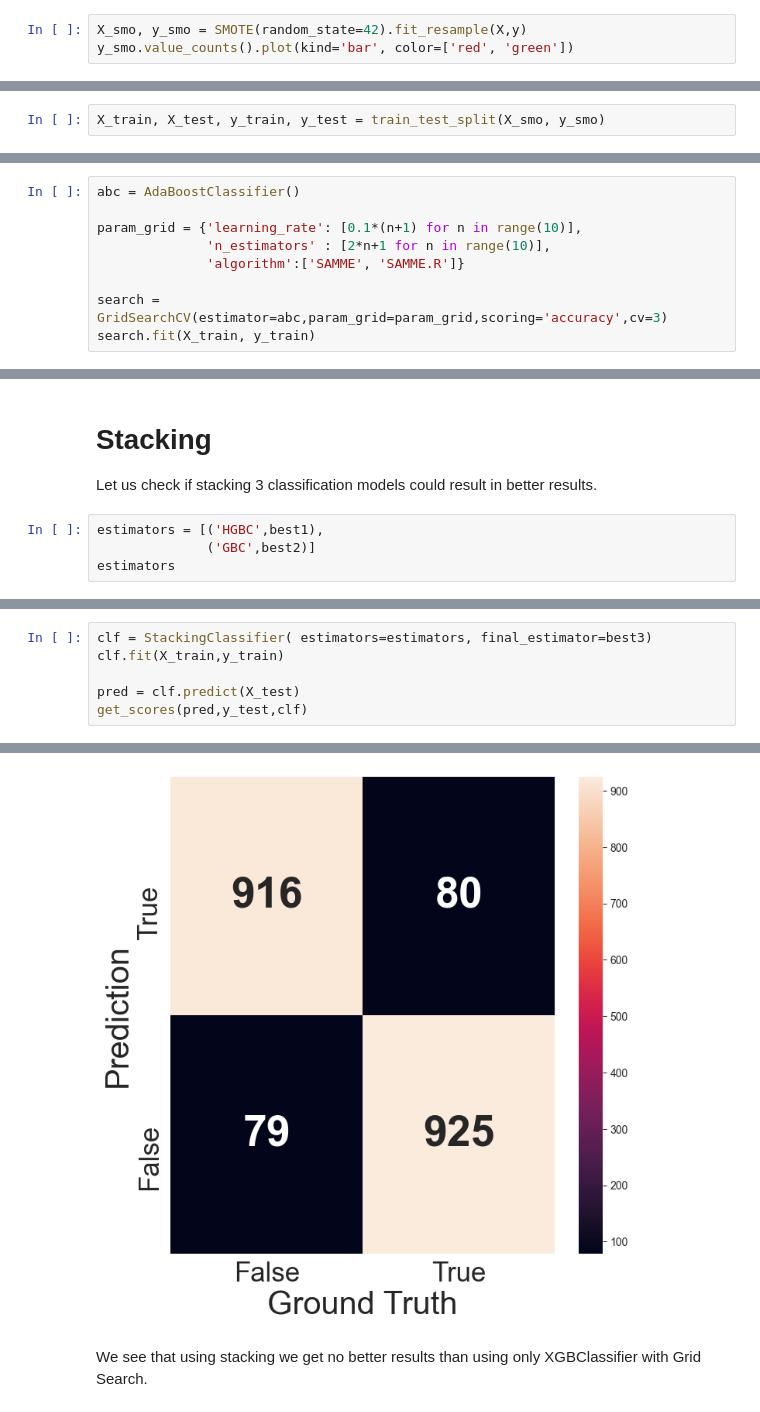
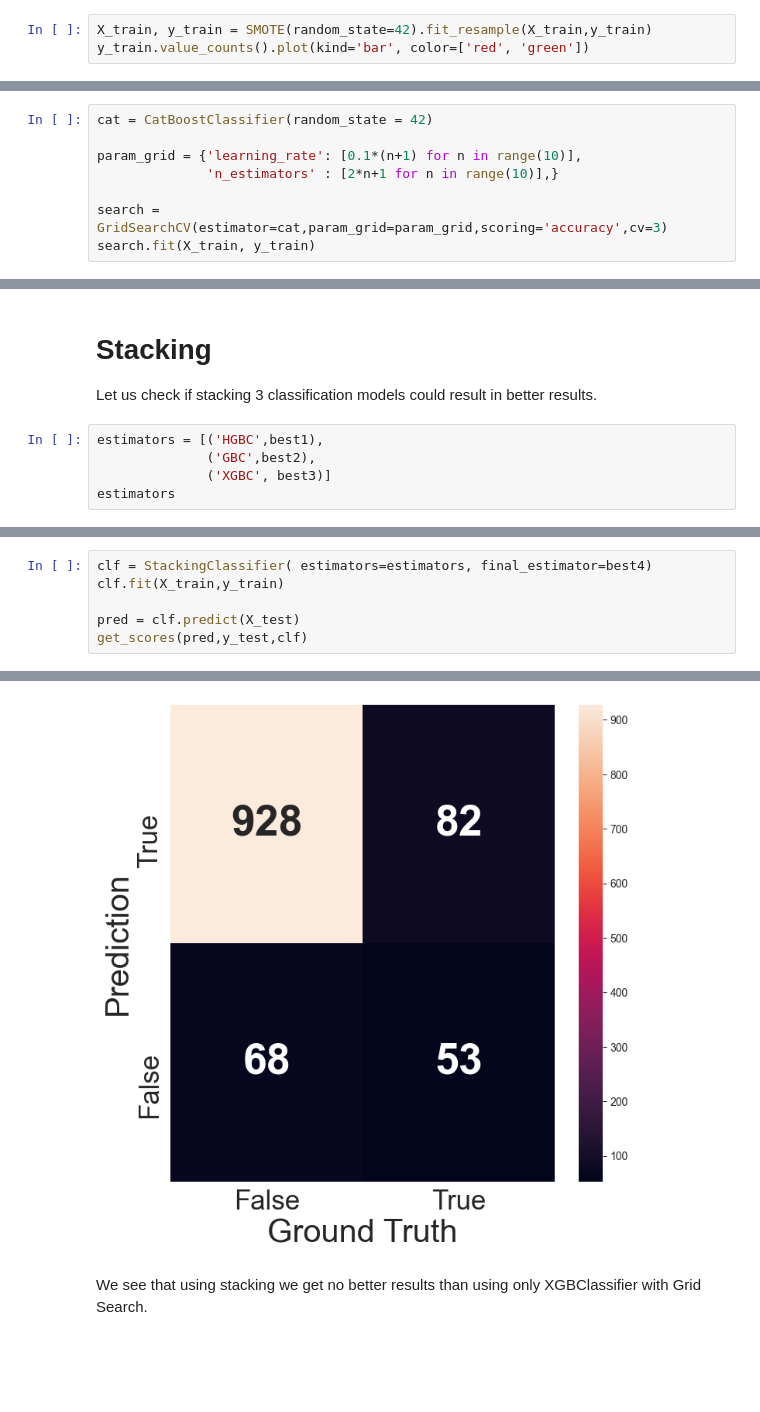
Before and after one commit to File500/Evolucijsko_BOOSTING, a Jupyter notebook: Evolucijsko_project.ipynb, the cells around one changed output, grey strips where cells are left out. Cells and saved outputs as stored; diff of their text form; blank space fills up the shorter version.

Commit message:
added more plots, removed adaboost and added catboost instead, fixed smote upsampling, 10-fold srcoss validation done, added spearman correlation plots in EDA part. final descriptions needed

```diff
--- a/Evolucijsko_project.ipynb
+++ b/Evolucijsko_project.ipynb
@@ -291,5 +294,5 @@ Above we can see columns with skewness above 0.75. We can't log or sqrt transfor
 # %%
-X_smo, y_smo = SMOTE(random_state=42).fit_resample(X,y)
-y_smo.value_counts().plot(kind='bar', color=['red', 'green'])
+X_train, y_train = SMOTE(random_state=42).fit_resample(X_train,y_train)
+y_train.value_counts().plot(kind='bar', color=['red', 'green'])
 # %% [output]
 <AxesSubplot:>
@@ -297,5 +300,3 @@ y_smo.value_counts().plot(kind='bar', color=['red', 'green'])
-# %%
-X_train, X_test, y_train, y_test = train_test_split(X_smo, y_smo)
 # %% [markdown]
 `get_scores()` function is a helper function that we can use to easily 'grade' predictions from different models. This function plots confusion matrix for each model to visualise predictions compared to actual target values.
 # %%
@@ -421,10 +422,9 @@ Accuracy: 0.939
 # %%
-abc = AdaBoostClassifier()
+cat = CatBoostClassifier(random_state = 42)
 
 param_grid = {'learning_rate': [0.1*(n+1) for n in range(10)],
-              'n_estimators' : [2*n+1 for n in range(10)],
-              'algorithm':['SAMME', 'SAMME.R']}
+              'n_estimators' : [2*n+1 for n in range(10)],}
 
-search = GridSearchCV(estimator=abc,param_grid=param_grid,scoring='accuracy',cv=3)
+search = GridSearchCV(estimator=cat,param_grid=param_grid,scoring='accuracy',cv=3)
 search.fit(X_train, y_train)
 # %% [output]
@@ -457,7 +474,8 @@ But before we conclude, we need to try stacking method to see if combination of
 Let us check if stacking 3 classification models could result in better results.
 # %%
 estimators = [('HGBC',best1),
-              ('GBC',best2)]
+              ('GBC',best2),
+              ('XGBC', best3)]
 estimators
 # %% [output]
 [('HGBC',
@@ -468,5 +497,5 @@ estimators
 # %%
-clf = StackingClassifier( estimators=estimators, final_estimator=best3)
+clf = StackingClassifier( estimators=estimators, final_estimator=best4)
 clf.fit(X_train,y_train)
 
 pred = clf.predict(X_test)
@@ -497,4 +545,4 @@ Accuracy: 0.9205
-[figure, old version]
+[figure, new version]
 # %% [markdown]
 We see that using stacking we get no better results than using only XGBClassifier with Grid Search.
 # %% [markdown]
```
Also changed, not shown: parts of 23 cells of this notebook, 4 other files.
